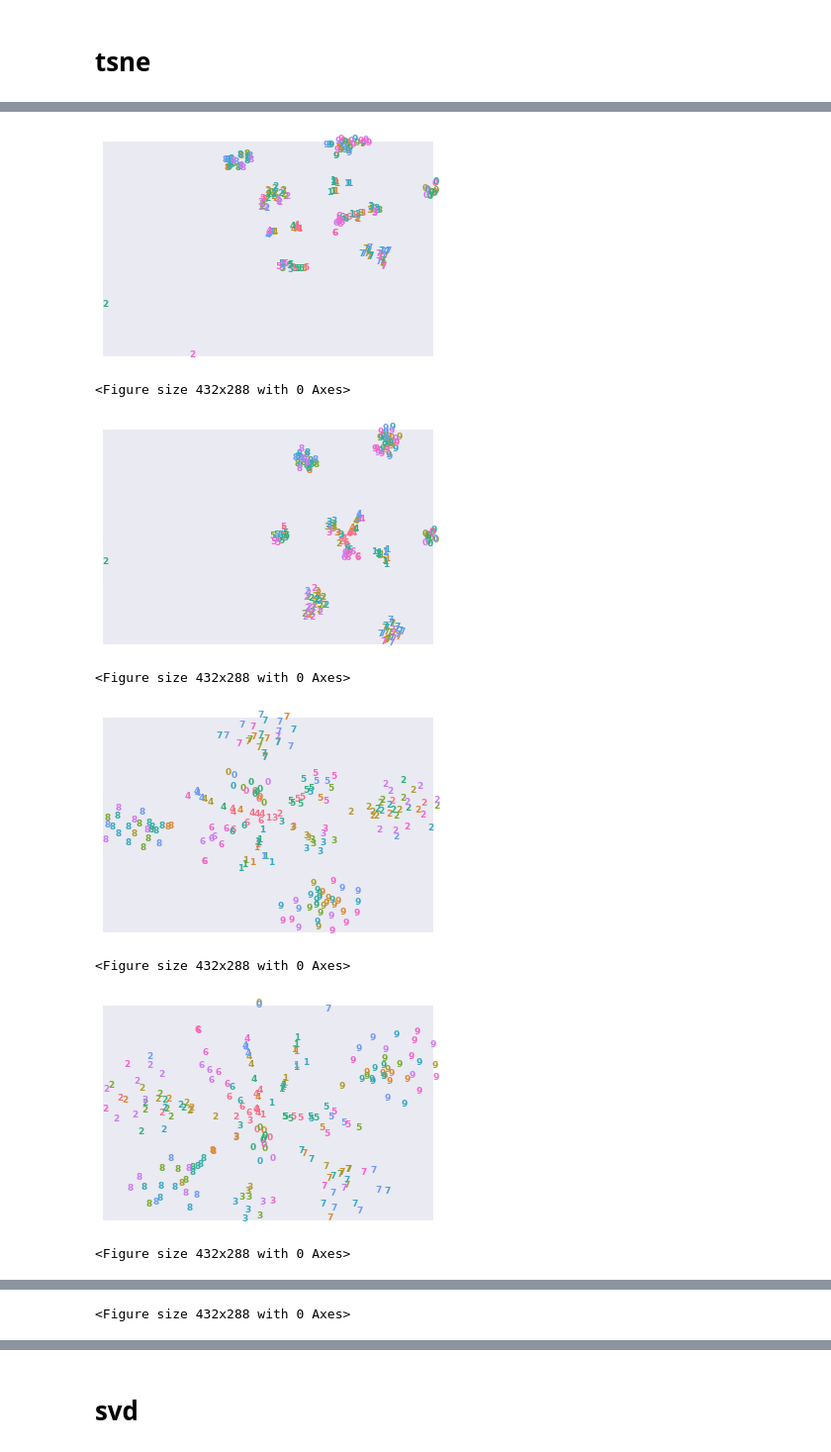
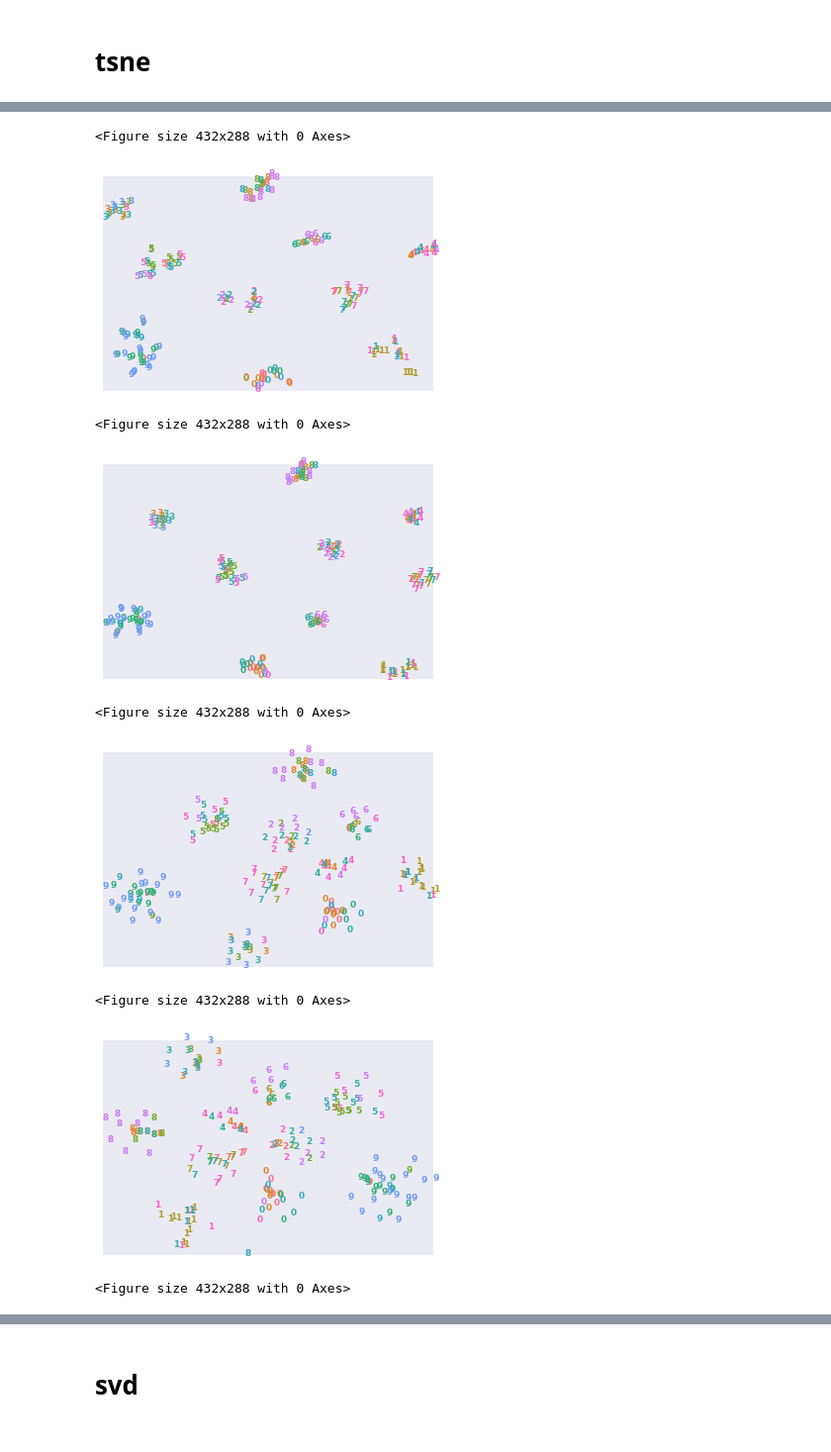
Before and after one commit to fartashf/gvar_code, a Jupyter notebook: notebooks/figures_tsne.ipynb, the cells around one changed output, grey strips where cells are left out. Shown at 99% size. Cells and saved outputs as stored; diff of their text form; code cells hidden in the pictures.

Commit message:
pca zero mean

```diff
--- a/notebooks/figures_tsne.ipynb
+++ b/notebooks/figures_tsne.ipynb
@@ -84,6 +84,7 @@ def get_samples(run_dir, gfname, prefix, nsamples=20, sz=28, seed=123):
     X = []
     y = []
     G = []
+    cls = []
     correct = []
     for c in range(nclusters):
         i = cids[c]
@@ -106,24 +107,24 @@ def get_samples(run_dir, gfname, prefix, nsamples=20, sz=28, seed=123):
             G += [torch.cat(
                 [x.flatten()
                  for x in torch.autograd.grad(loss, model.parameters())])]
+            cls += [c]
     X = torch.stack(X)
     y = torch.tensor(y).long()
     G = torch.stack(G)
-    return X, y, G
+    return X, y, G, np.array(cls)
 # %%
-def get_embedding(logdir, k=50):
-    nsamples = 20
-    X, y, G = get_samples(logdir, 'bgluster_test', '/u/faghri/dmom/code', nsamples=nsamples)
-
-    c = np.arange(X.shape[0]/nsamples).reshape((-1, 1))
-    c = np.int32(np.repeat(c, nsamples))
+def get_embedding(logdir, k=50, nsamples=20):
+    X, y, G, c = get_samples(logdir, 'bgluster_test', '/u/faghri/dmom/code', nsamples=nsamples)
 
     print(G.shape)
     print('> SVD')
 
     # G_pca = decomposition.TruncatedSVD(n_components=50).fit_transform(G)
-    U, S, Vh = scipy.linalg.svd(G, full_matrices=False, compute_uv=True)
-    G_svd = np.dot(U[:,:k], np.diag(S[:k]))
+    # U, S, Vh = scipy.linalg.svd(G-G.mean(0), full_matrices=False, compute_uv=True)
+    # G_svd = np.dot(U[:,:k], np.diag(S[:k]))
+    from sklearn import decomposition
+    pca = decomposition.PCA(n_components=k)
+    G_svd = pca.fit_transform(G)
 
     print(G_svd.shape)
     return X, y, c, G_svd
@@ -169,6 +172,6 @@ def plot_tsne(X, y, c, G_svd, ppls):
 # tsne
 # %%
 logdir = '/u/faghri/dmom/code/runs/mnist/bgluster,epoch_1/'
-# X, y, c, G_svd = get_embedding(logdir)
+X, y, c, G_svd = get_embedding(logdir)
 G_tsne = plot_tsne(X, y, c, G_svd, [2, 5, 30, 50, 70, 100])
 # %% [output]
@@ -176,8 +195,9 @@ G_tsne = plot_tsne(X, y, c, G_svd, [2, 5, 30, 50, 70, 100])
+<Figure size 432x288 with 0 Axes>
-[figure, old version]
+[figure, new version]
-<Figure size 432x288 with 0 Axes>
+<Figure size 432x288 with 0 Axes>
-[figure, old version]
+[figure, new version]
-<Figure size 432x288 with 0 Axes>
+<Figure size 432x288 with 0 Axes>
-[figure, old version]
+[figure, new version]
-<Figure size 432x288 with 0 Axes>
+<Figure size 432x288 with 0 Axes>
-[figure, old version]
+[figure, new version]
-<Figure size 432x288 with 0 Axes>
+<Figure size 432x288 with 0 Axes>
@@ -185 +204,0 @@ G_tsne = plot_tsne(X, y, c, G_svd, [2, 5, 30, 50, 70, 100])
-<Figure size 432x288 with 0 Axes>
```
Also changed, not shown: parts of 9 cells of this notebook.
